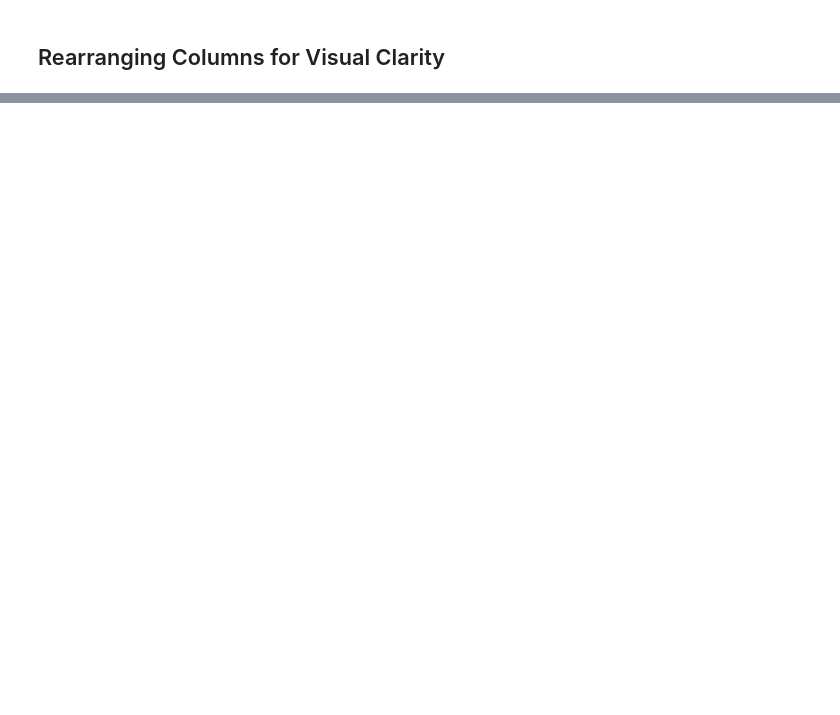
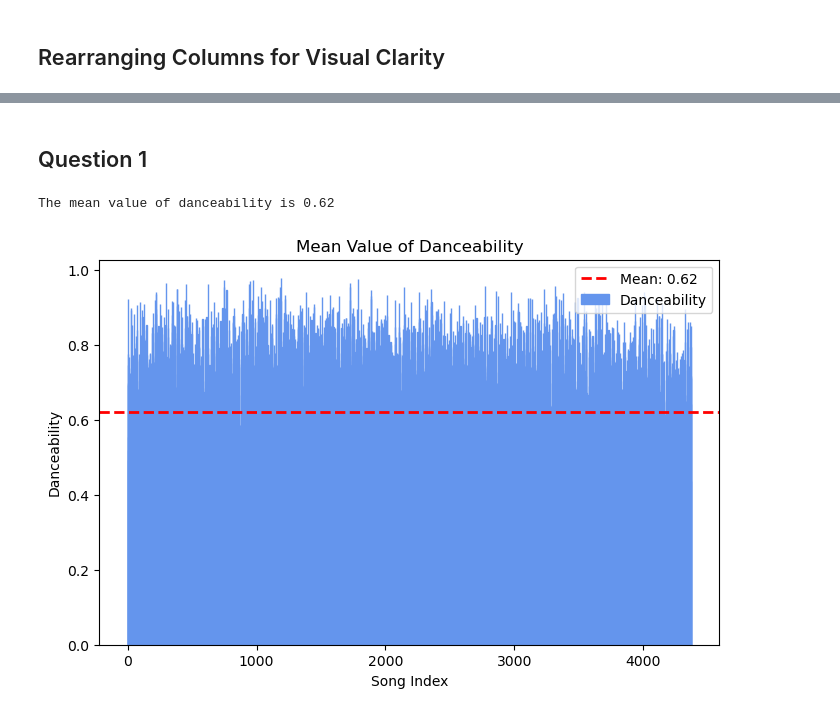
Before and after one commit to yukiroow/data_analytics, a Jupyter notebook: prelimproject.ipynb, the cells around one changed output, grey strips where cells are left out. Cells and saved outputs as stored; diff of their text form; code cells hidden in the pictures; blank space fills up the shorter version.

```diff
--- a/prelimproject.ipynb
+++ b/prelimproject.ipynb
@@ -25,5 +12,7 @@ songs
 # %% [markdown]
 ## Removing unnecessary columns
 # %%
-songs = songs.drop(columns=['time_signature', 'track_href', 'uri', 'playlist_name', 'analysis_url', 'track_id', 'track_album_id', 'mode', 'id', 'type', 'playlist_id'])
-songs
+# Removing Unnecessary Columns
+songs = songs.drop(
+    columns=['time_signature', 'track_href', 'uri', 'playlist_name', 'analysis_url', 'track_id', 'track_album_id',
+             'mode', 'id', 'type', 'playlist_id']).reset_index(drop=True)
@@ -44,5 +19,11 @@ songs
 # %% [markdown]
 ## Rearranging Columns for Visual Clarity
 # %%
-songs = songs[['track_name', 'track_album_name', 'track_artist', 'playlist_genre', 'playlist_subgenre', 'track_popularity', 'track_album_release_date', 'key', 'energy', 'tempo', 'loudness', 'liveness', 'valence', 'speechiness', 'instrumentalness', 'acousticness', 'danceability', 'duration_ms']]
+# Rearranging Columns
+songs = songs[
+    ['track_name', 'track_album_name', 'track_artist', 'playlist_genre', 'playlist_subgenre', 'track_popularity',
+     'track_album_release_date', 'key', 'energy', 'tempo', 'loudness', 'liveness', 'valence', 'speechiness',
+     'instrumentalness', 'acousticness', 'danceability', 'duration_ms']].sort_values('track_popularity',
+                                                                                     ascending=False).reset_index(
+    drop=True)
 # %% [markdown]
@@ -50,3 +31,4 @@ songs = songs[['track_name', 'track_album_name', 'track_artist', 'playlist_genre
 # %%
-songs = songs.drop_duplicates(subset=['track_name'], keep='first')
-songs.to_csv('data/songs-nodupe.csv', index=False)
+# Removing Duplicate Rows
+songs = songs.drop_duplicates(subset=['track_name'], keep='first').reset_index(drop=True)
+songs
@@ -95,0 +114,30 @@ pearson_data_2.corr(method='pearson')
+# %% [markdown]
+## Question 1
+# %%
+# Calculate Mean
+danceabilitymean = songs['danceability'].mean()
+print(f'The mean value of danceability is {danceabilitymean:.2f}')
+
+# Bar Chart Setup
+x = np.arange(len(songs))
+y = songs['danceability']
+
+plt.figure(figsize=(8, 5))
+
+# Create Bars
+plt.bar(x, y, color='cornflowerblue', edgecolor='cornflowerblue', label='Danceability')
+
+# Mean Indication Line
+plt.axhline(y=danceabilitymean, color='red', linestyle='--', linewidth=2, label=f'Mean: {danceabilitymean:.2f}')
+
+# Labels and Title
+plt.xlabel('Song Index')
+plt.ylabel('Danceability')
+plt.title('Mean Value of Danceability')
+plt.legend()
+
+# Show Plot
+plt.show()
+# %% [output]
+The mean value of danceability is 0.62
+[figure, added]
```
Also changed, not shown: parts of 28 cells of this notebook.
